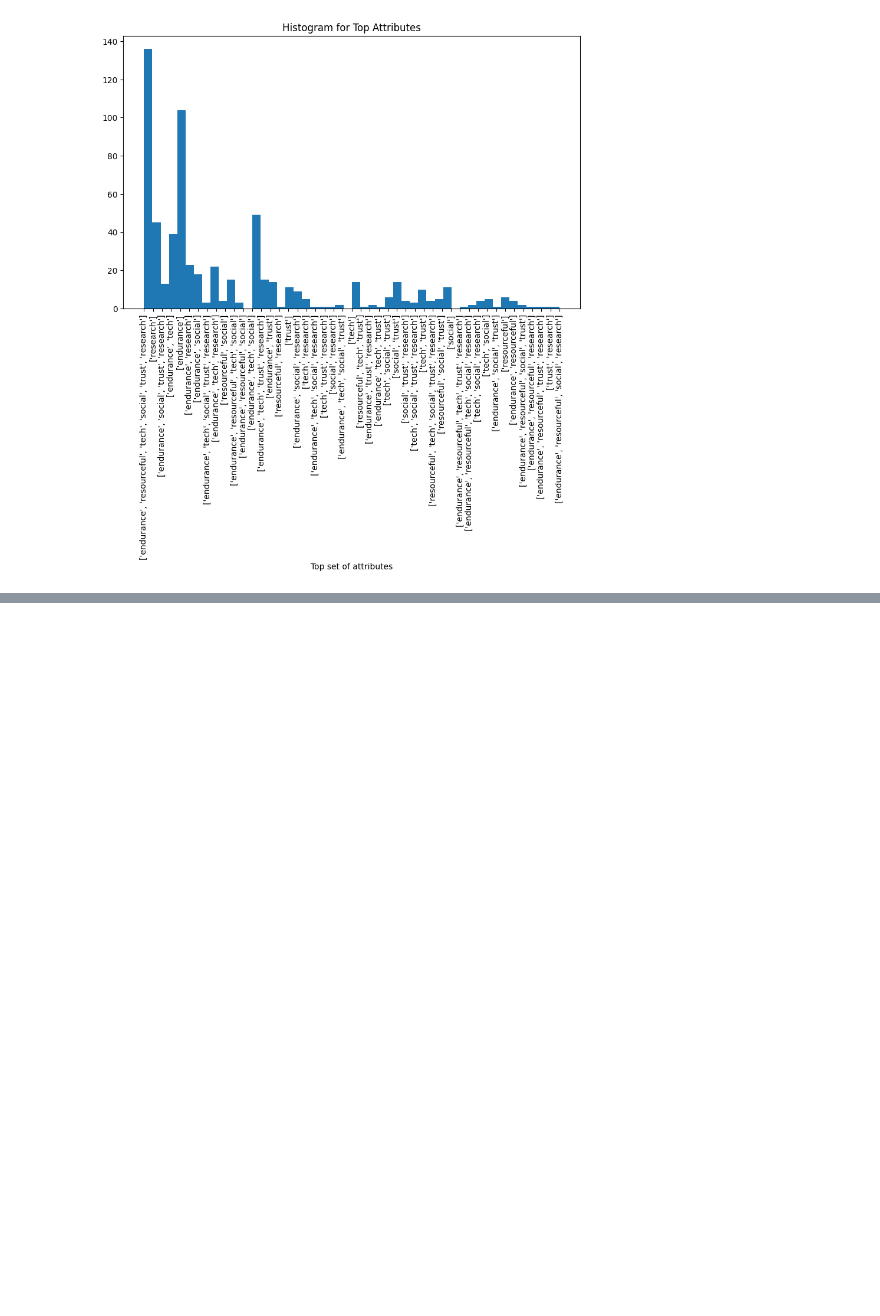
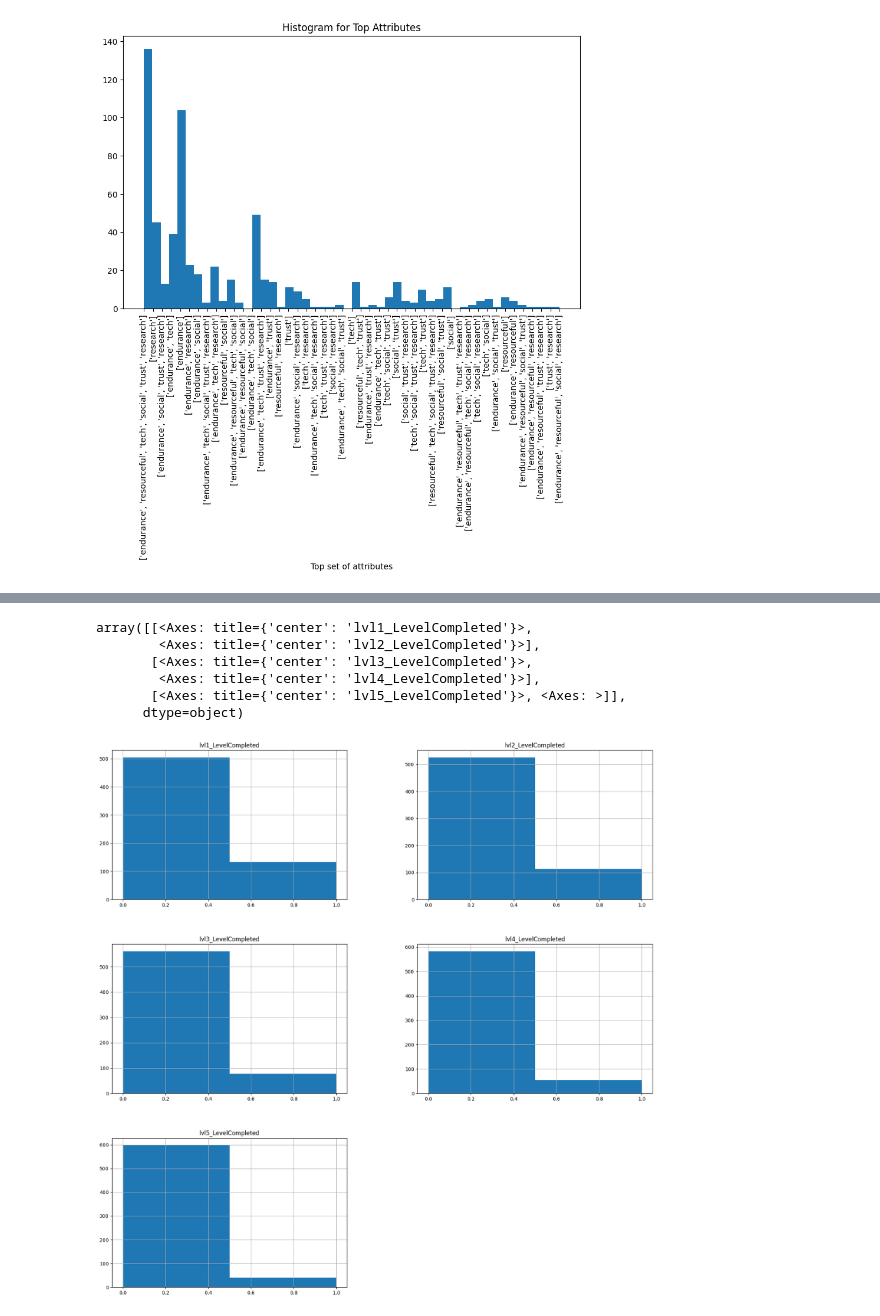
Before and after one commit to opengamedata/opengamedata-samples, a Jupyter notebook: JOURNALISM/templates/Journalism_template_players.ipynb, the cells around one changed output, grey strips where cells are left out. Saved outputs shown, nothing was run; the diff lists cells and outputs as text; code cells hidden in the pictures; blank space fills up the shorter version.

```diff
--- a/JOURNALISM/templates/Journalism_template_players.ipynb
+++ b/JOURNALISM/templates/Journalism_template_players.ipynb
@@ -261,0 +319,13 @@ columns = ['lvl1_LevelCompleted', 'lvl2_LevelCompleted', 'lvl3_LevelCompleted',
+# %%
+target_cols = ['lvl1_LevelCompleted', 'lvl2_LevelCompleted', 'lvl3_LevelCompleted',
+       'lvl4_LevelCompleted', 'lvl5_LevelCompleted']
+fig, ax = plt.subplots(figsize=(20,20))         # Sample figsize in inches
+df_session[target_cols].hist(ax=ax, bins = 2)
+# %% [output]
+array([[<Axes: title={'center': 'lvl1_LevelCompleted'}>,
+        <Axes: title={'center': 'lvl2_LevelCompleted'}>],
+       [<Axes: title={'center': 'lvl3_LevelCompleted'}>,
+        <Axes: title={'center': 'lvl4_LevelCompleted'}>],
+       [<Axes: title={'center': 'lvl5_LevelCompleted'}>, <Axes: >]],
+      dtype=object)
+[figure, added]
```
Also changed, not shown: parts of 10 cells of this notebook.
